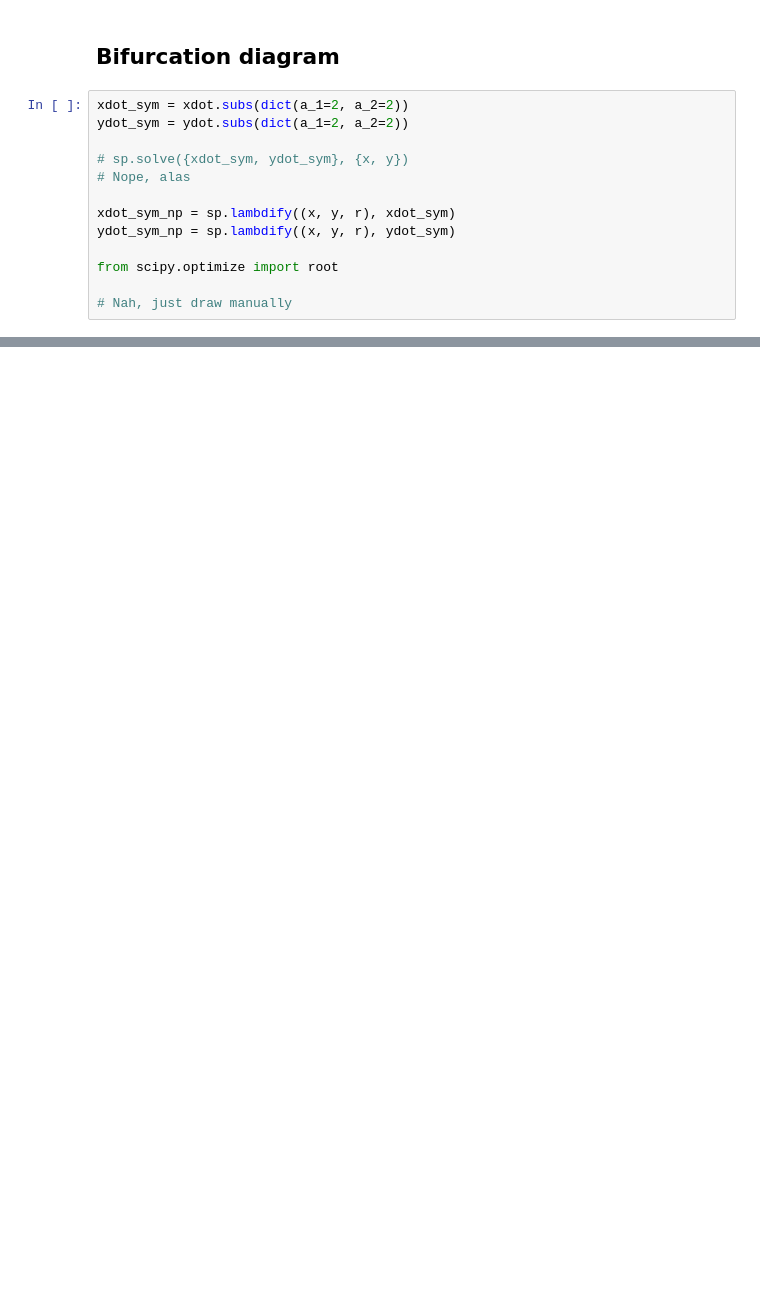
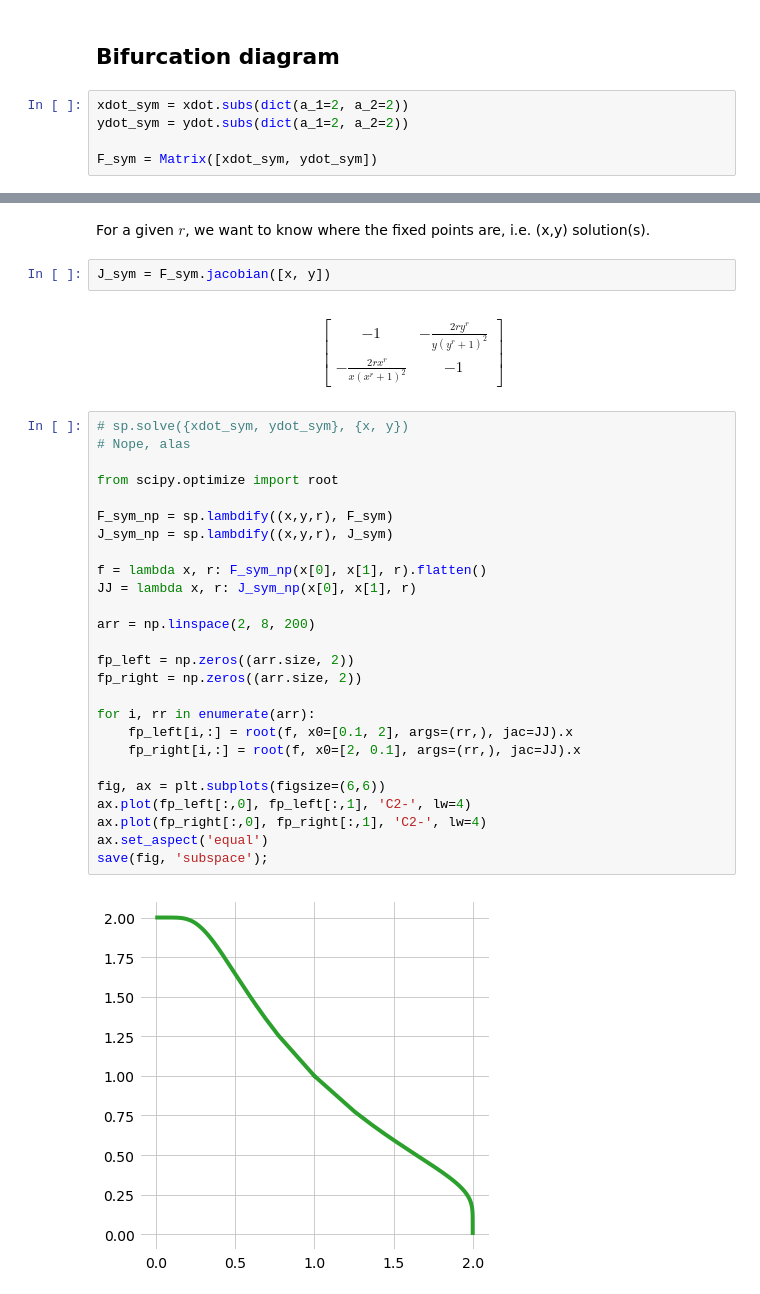
Before and after one commit to tfiers/strogatz, a Jupyter notebook: notebooks/1_2_Gene_control.ipynb, the cells around one changed output, grey strips where cells are left out. Saved outputs shown, nothing was run; the diff lists cells and outputs as text; blank space fills up the shorter version.

```diff
--- a/notebooks/1_2_Gene_control.ipynb
+++ b/notebooks/1_2_Gene_control.ipynb
@@ -114,12 +114,4 @@ save(fig, 'WTA')
 xdot_sym = xdot.subs(dict(a_1=2, a_2=2))
 ydot_sym = ydot.subs(dict(a_1=2, a_2=2))
 
-# sp.solve({xdot_sym, ydot_sym}, {x, y})
-# Nope, alas
-
-xdot_sym_np = sp.lambdify((x, y, r), xdot_sym)
-ydot_sym_np = sp.lambdify((x, y, r), ydot_sym)
-
-from scipy.optimize import root
-
-# Nah, just draw manually
+F_sym = Matrix([xdot_sym, ydot_sym])
@@ -125,0 +120,34 @@ from scipy.optimize import root
+# %% [markdown]
+For a given $r$, we want to know where the fixed points are, i.e. (x,y) solution(s).
+# %%
+J_sym = F_sym.jacobian([x, y])
+# %% [output]
+$$\left[\begin{matrix}-1 & - \frac{2 r y^{r}}{y \left(y^{r} + 1\right)^{2}}\\- \frac{2 r x^{r}}{x \left(x^{r} + 1\right)^{2}} & -1\end{matrix}\right]$$
+# %%
+# sp.solve({xdot_sym, ydot_sym}, {x, y})
+# Nope, alas
+
+from scipy.optimize import root
+
+F_sym_np = sp.lambdify((x,y,r), F_sym)
+J_sym_np = sp.lambdify((x,y,r), J_sym)
+
+f = lambda x, r: F_sym_np(x[0], x[1], r).flatten()
+JJ = lambda x, r: J_sym_np(x[0], x[1], r)
+
+arr = np.linspace(2, 8, 200)
+
+fp_left = np.zeros((arr.size, 2))
+fp_right = np.zeros((arr.size, 2))
+
+for i, rr in enumerate(arr):
+    fp_left[i,:] = root(f, x0=[0.1, 2], args=(rr,), jac=JJ).x
+    fp_right[i,:] = root(f, x0=[2, 0.1], args=(rr,), jac=JJ).x
+
+fig, ax = plt.subplots(figsize=(6,6))
+ax.plot(fp_left[:,0], fp_left[:,1], 'C2-', lw=4)
+ax.plot(fp_right[:,0], fp_right[:,1], 'C2-', lw=4)
+ax.set_aspect('equal')
+save(fig, 'subspace');
+# %% [output]
+[figure, added]
```
Also changed, not shown: parts of 5 cells of this notebook, 24 other files.
